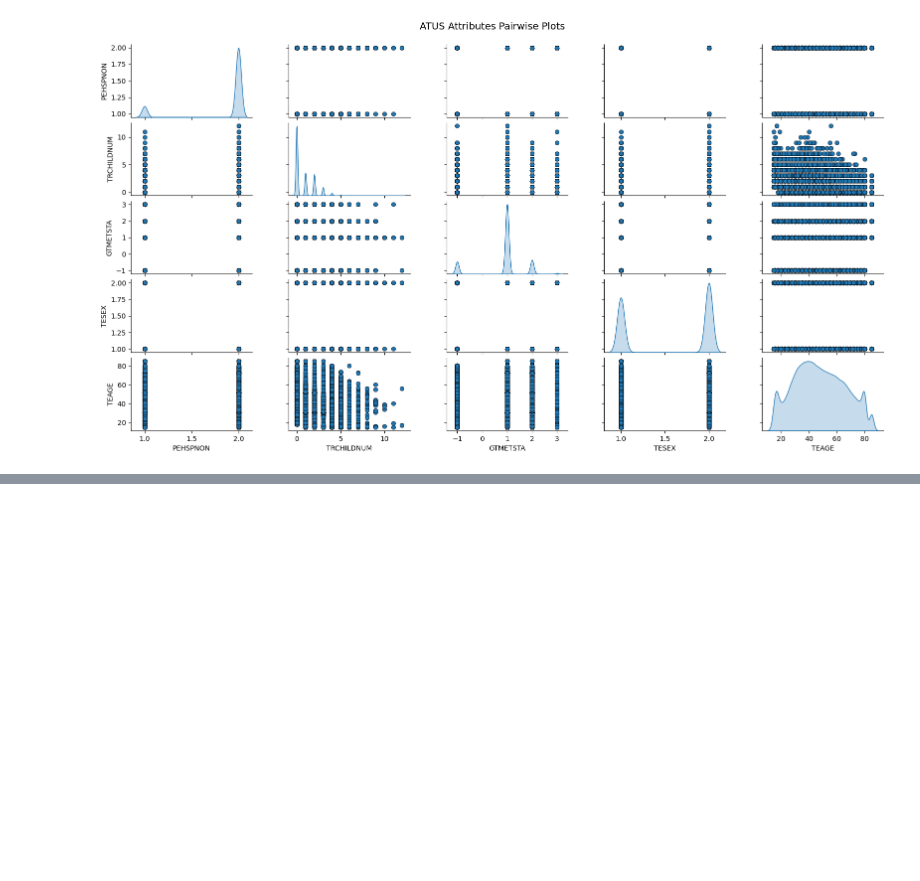
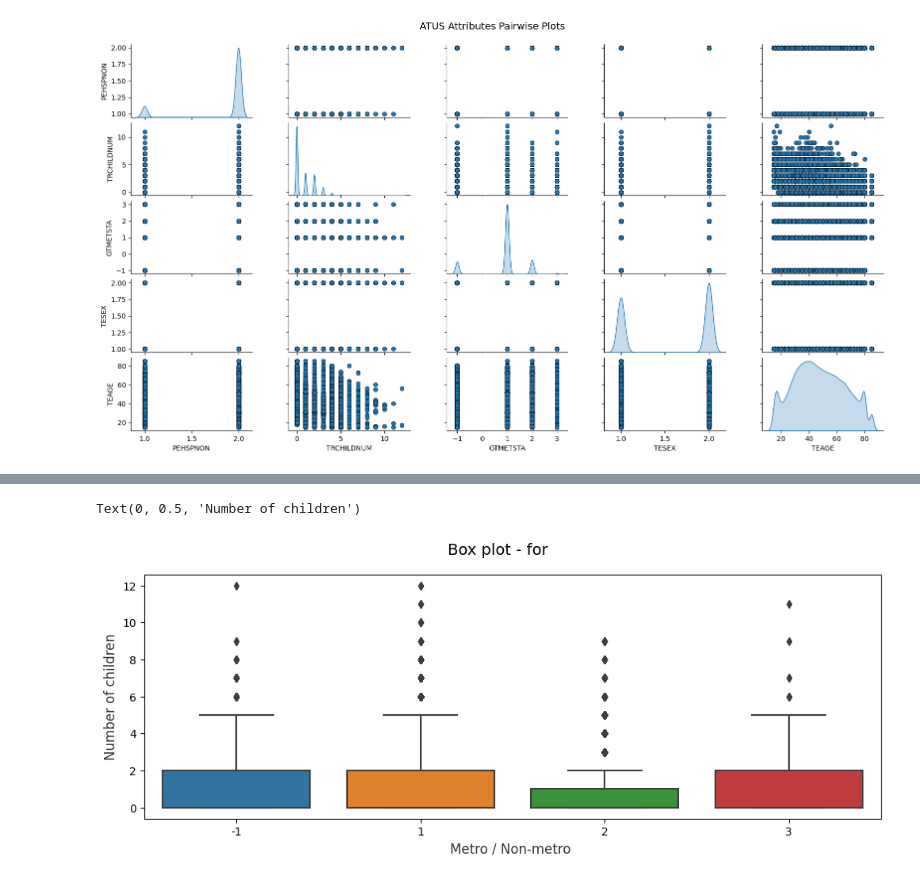
Before and after one commit to amolahinge/CS765-group-population, a Jupyter notebook: CS765_Project_2.ipynb, the cells around one changed output, grey strips where cells are left out. Drawn from its saved outputs; the diff is of its cells as text; code cells hidden in the pictures; blank space fills up the shorter version.

```diff
--- a/CS765_Project_2.ipynb
+++ b/CS765_Project_2.ipynb
@@ -228,0 +238,11 @@ cp = sns.countplot(x="TRCHILDNUM", hue="Gender", data=filtered_df,
+# %%
+# Box Plots
+f, (ax) = plt.subplots(1, 1, figsize=(12, 4))
+f.suptitle('Box plot - for showing how metro/non-metro affects number of children count ', fontsize=14)
+
+sns.boxplot(x="GTMETSTA", y="TRCHILDNUM", data=filtered_df1,  ax=ax)
+ax.set_xlabel("Metro / Non-metro",size = 12,alpha=0.8)
+ax.set_ylabel("Number of children",size = 12,alpha=0.8)
+# %% [output]
+Text(0, 0.5, 'Number of children')
+[figure, added]
```
Also changed, not shown: parts of 8 cells of this notebook.
